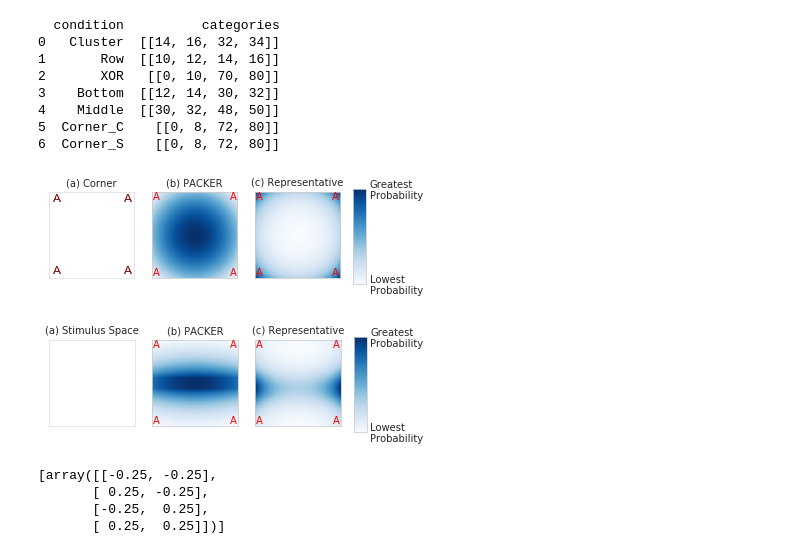
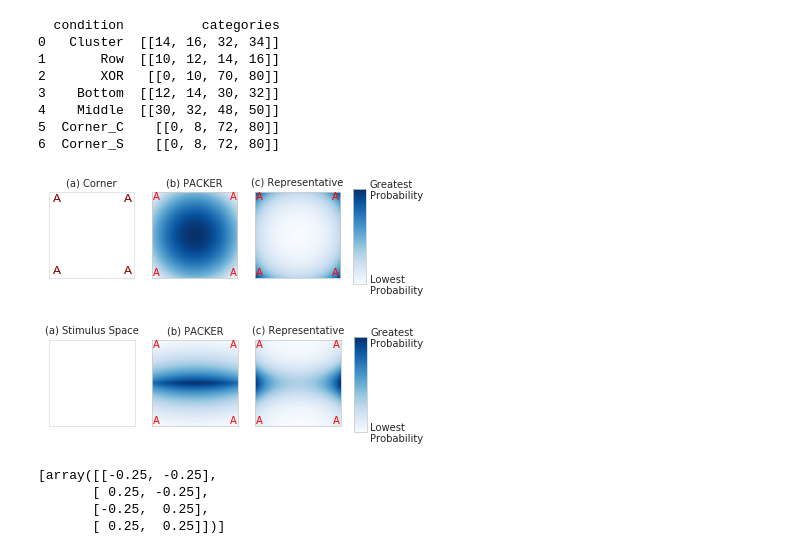
Before and after one commit to AusterweilLab/generating_categories, a Jupyter notebook: Experiments/cogpsych-code/plot_1stbetasCorner.ipynb, the cells around one changed output. Saved outputs shown, nothing was run; the diff lists cells and outputs as text; code cells hidden in the pictures.

```diff
--- a/Experiments/cogpsych-code/plot_1stbetasCorner.ipynb
+++ b/Experiments/cogpsych-code/plot_1stbetasCorner.ipynb
@@ -29,7 +29,7 @@ STAT_LIMS =  (-1.0, 1.0)
 fitlast = False
 #Make plots?
 doplots = True
-saveplots = False
+saveplots = True
 if fitlast:
     showlast = True
 else:
@@ -61,7 +61,7 @@ MIN_LL = 1e-10
 
 # Specify default dataname
 dbname = 'experiments-5con.db'#'experiments-5con.db'#raw data
-dataname_def = 'xcrABC'#'5con'#bestparms comes from here
+dataname_def = '5con'#'5con'#bestparms comes from here
 
 # Specify default dataname
 # dataname_def = 'pooled'#'nosofsky1986'#'NGPMG1994'
@@ -182,6 +182,7 @@ print(mapping)
 # %%
 vals = np.linspace(-1, 1, 200).tolist()
 space = np.fliplr(funcs.cartesian([vals, vals]))
+stimstep = [vals[1]-vals[0],vals[1]-vals[0]]
 lp = 60#80
 fs = 10
 nmodels = len(modelList)
@@ -229,7 +230,7 @@ for ci,condition in enumerate(conditions):
             params = best_params[model.model]
         #Plot heatmap for each model
         categories = [trialppt.stimuli[i,:] for i in trialppt.Set[0]['categories'] if len(i)>0]
-        ps += [model(categories,params,trialppt.stimrange,wrap_ax=wrap_ax).get_generation_ps(space,1,'generate')]
+        ps += [model(categories,params,trialppt.stimrange,stimstep=stimstep,wrap_ax=wrap_ax).get_generation_ps(space,1,'generate')]
         #Get lls for each trial step
         ll_trial += [trialppt.loglike(params=params,model=model,parmxform=False,whole_array=True)]
 
@@ -269,34 +270,34 @@ for ci,condition in enumerate(conditions):
 
     # plt.subplots_adjust(left=1)
     #Remove axes for unused plots
     # unusedax = [[1,0]]#[[0,1],[1,0],[1,1]]
     # for x,y in unusedax:
     #     ax[x,y].axis('off')
 
     # add colorbar
     f.subplots_adjust(right=0.8)
     cbar = f.add_axes([0.83, 0.16, 0.03, 0.66])
     f.colorbar(im, cax=cbar, ticks = [0, 1])
     cbar.set_yticklabels(['Lowest\nProbability', 'Greatest\nProbability'],fontsize=fs)
     cbar.tick_params(length = 0)
 
     #Save fig
     if saveplots:
         plt.savefig('private/firstbetas_corner{}.pdf'.format(condition),bbox_inches='tight')
 
 
 
 
 
 #     savedirext = '{}/{}'.format(savedir,bestmodelstr)
 #     if os.path.isdir(savedirext):
 #         plt.savefig('{}/{}_{}_{}'.format(savedirext,pptconstr,int(ppt),bestmodelstr[0]))
 #     else:
 #         os.mkdir(savedirext)
 #         plt.savefig('{}/{}_{}_{}'.format(savedirext,pptconstr,int(ppt),bestmodelstr[0]))
 # %% [output]
 [figure]
-[figure, old version]
+[figure, new version]
 # %%
 # categories = [[-1,-1],
 #               [-.75,-.75],
```
Also changed, not shown: parts of 1 cell of this notebook, 2 other files.
